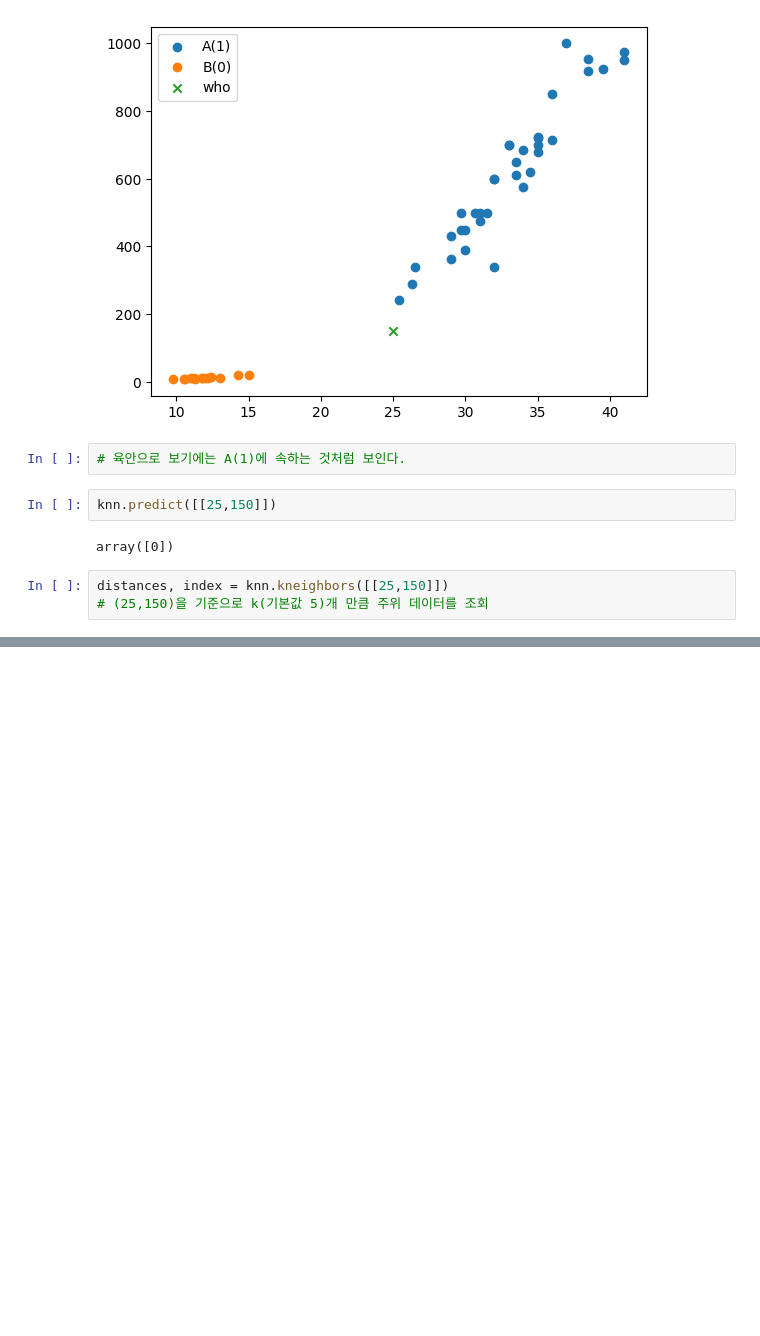
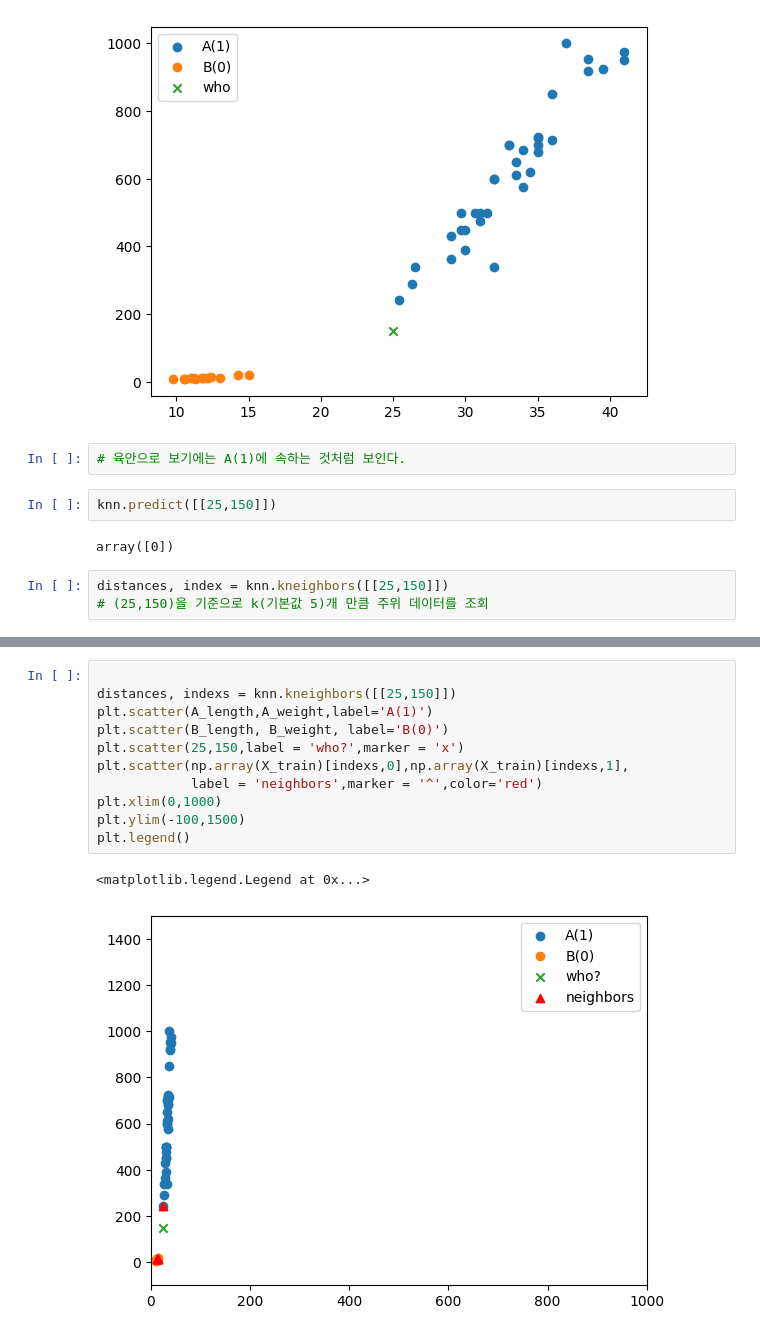
Before and after one commit to carookim/Python2, a Jupyter notebook: 수업내용/model3.ipynb, the cells around one changed output, grey strips where cells are left out. Cells and saved outputs as stored; diff of their text form; blank space fills up the shorter version.

```diff
--- a/수업내용/model3.ipynb
+++ b/수업내용/model3.ipynb
@@ -167,0 +174,14 @@ array([[ 92.00086956, 135.36986371, 136.121196  , 137.52454326,
+# %%
+
+distances, indexs = knn.kneighbors([[25,150]])
+plt.scatter(A_length,A_weight,label='A(1)')
+plt.scatter(B_length, B_weight, label='B(0)')
+plt.scatter(25,150,label = 'who?',marker = 'x')
+plt.scatter(np.array(X_train)[indexs,0],np.array(X_train)[indexs,1],
+            label = 'neighbors',marker = '^',color='red')
+plt.xlim(0,1000)
+plt.ylim(-100,1500)
+plt.legend()
+# %% [output]
+<matplotlib.legend.Legend at 0x...>
+[figure, added]
```
Also changed, not shown: parts of 11 cells of this notebook, 1 other file.
